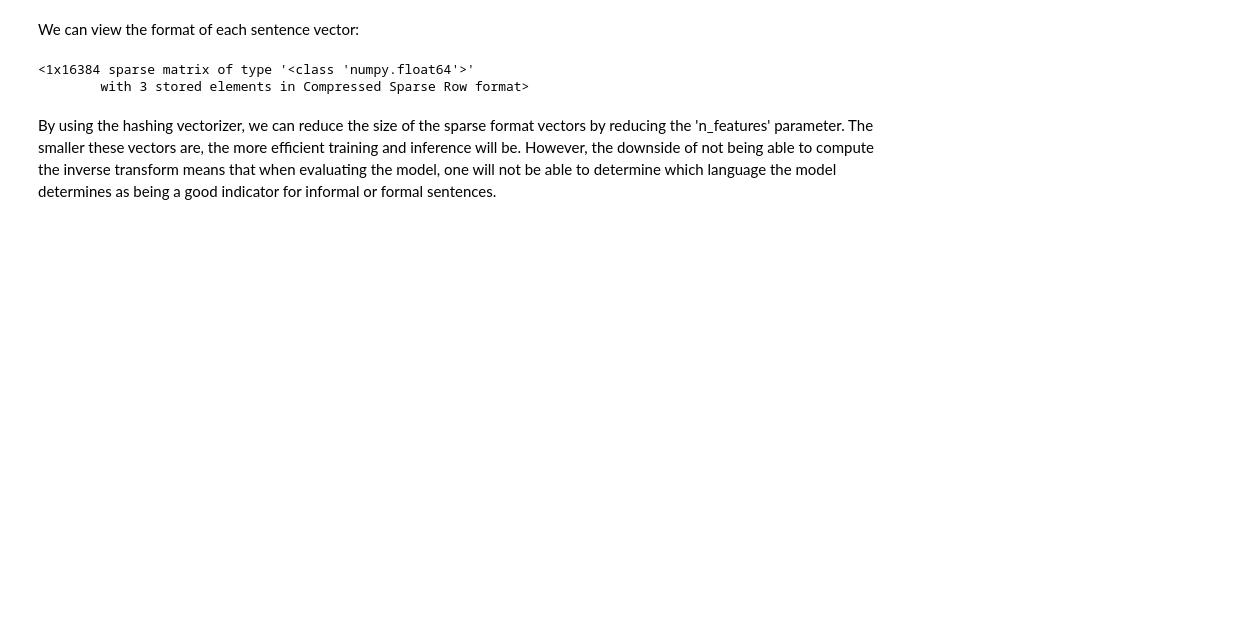
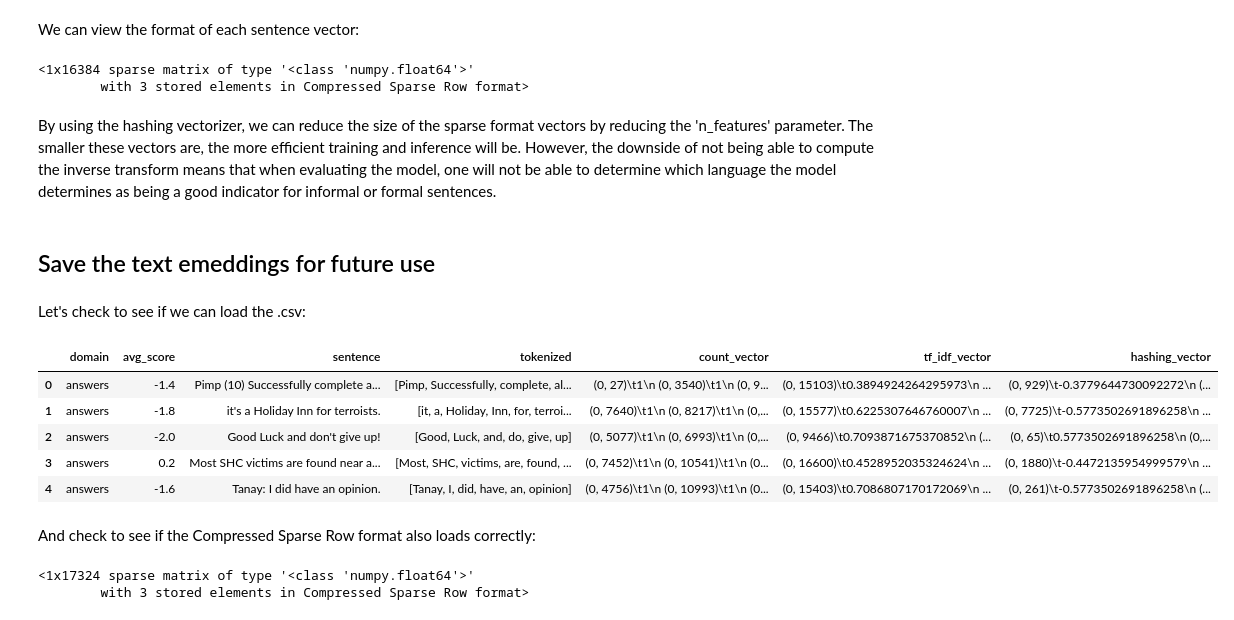
Before and after one commit to GroupAKainos/GroupA_ML, a Jupyter notebook: 003-text-embeddings.ipynb, the cells around one changed output. Saved outputs shown, nothing was run; the diff lists cells and outputs as text; code cells hidden in the pictures; blank space fills up the shorter version.

Commit message:
saving text embeddings in /data for future useand add gitignore to /data to ignore .pkl files in that folder only

```diff
--- a/003-text-embeddings.ipynb
+++ b/003-text-embeddings.ipynb
@@ -285,3 +285,27 @@ df_all['hashing_vector'].iloc[2]
         with 3 stored elements in Compressed Sparse Row format>
 # %% [markdown]
 By using the hashing vectorizer, we can reduce the size of the sparse format vectors by reducing the 'n_features' parameter. The smaller these vectors are, the more efficient training and inference will be. However, the downside of not being able to compute the inverse transform means that when evaluating the model, one will not be able to determine which language the model determines as being a good indicator for informal or formal sentences.
+# %% [markdown]
+## Save the text emeddings for future use
+# %%
+filepath = './data/all_embeddings.pkl'
+df_all.to_pickle(filepath)
+# %% [markdown]
+Let's check to see if we can load the .csv:
+# %%
+df_all_embeddings = pd.read_pickle(filepath)
+df_all_embeddings.head()
+# %% [output]
+|  | domain | avg_score | sentence | tokenized | count_vector | tf_idf_vector | hashing_vector |
+| 0 | answers | -1.4 | Pimp (10) Successfully complete a... | [Pimp, Successfully, complete, al... | (0, 27)\t1\n (0, 3540)\t1\n (0, 9... | (0, 15103)\t0.3894924264295973\n ... | (0, 929)\t-0.3779644730092272\n (... |
+| 1 | answers | -1.8 | it's a Holiday Inn for terroists. | [it, a, Holiday, Inn, for, terroi... | (0, 7640)\t1\n (0, 8217)\t1\n (0,... | (0, 15577)\t0.6225307646760007\n ... | (0, 7725)\t-0.5773502691896258\n ... |
+| 2 | answers | -2.0 | Good Luck and don't give up! | [Good, Luck, and, do, give, up] | (0, 5077)\t1\n (0, 6993)\t1\n (0,... | (0, 9466)\t0.7093871675370852\n (... | (0, 65)\t0.5773502691896258\n (0,... |
+| 3 | answers | 0.2 | Most SHC victims are found near a... | [Most, SHC, victims, are, found, ... | (0, 7452)\t1\n (0, 10541)\t1\n (0... | (0, 16600)\t0.4528952035324624\n ... | (0, 1880)\t-0.4472135954999579\n ... |
+| 4 | answers | -1.6 | Tanay: I did have an opinion. | [Tanay, I, did, have, an, opinion] | (0, 4756)\t1\n (0, 10993)\t1\n (0... | (0, 15403)\t0.7086807170172069\n ... | (0, 261)\t-0.5773502691896258\n (... |
+# %% [markdown]
+And check to see if the Compressed Sparse Row format also loads correctly:
+# %%
+df_all_embeddings['tf_idf_vector'].iloc[2]
+# %% [output]
+<1x17324 sparse matrix of type '<class 'numpy.float64'>'
+        with 3 stored elements in Compressed Sparse Row format>
```
Also changed, not shown: parts of 4 cells of this notebook, 1 other file.
